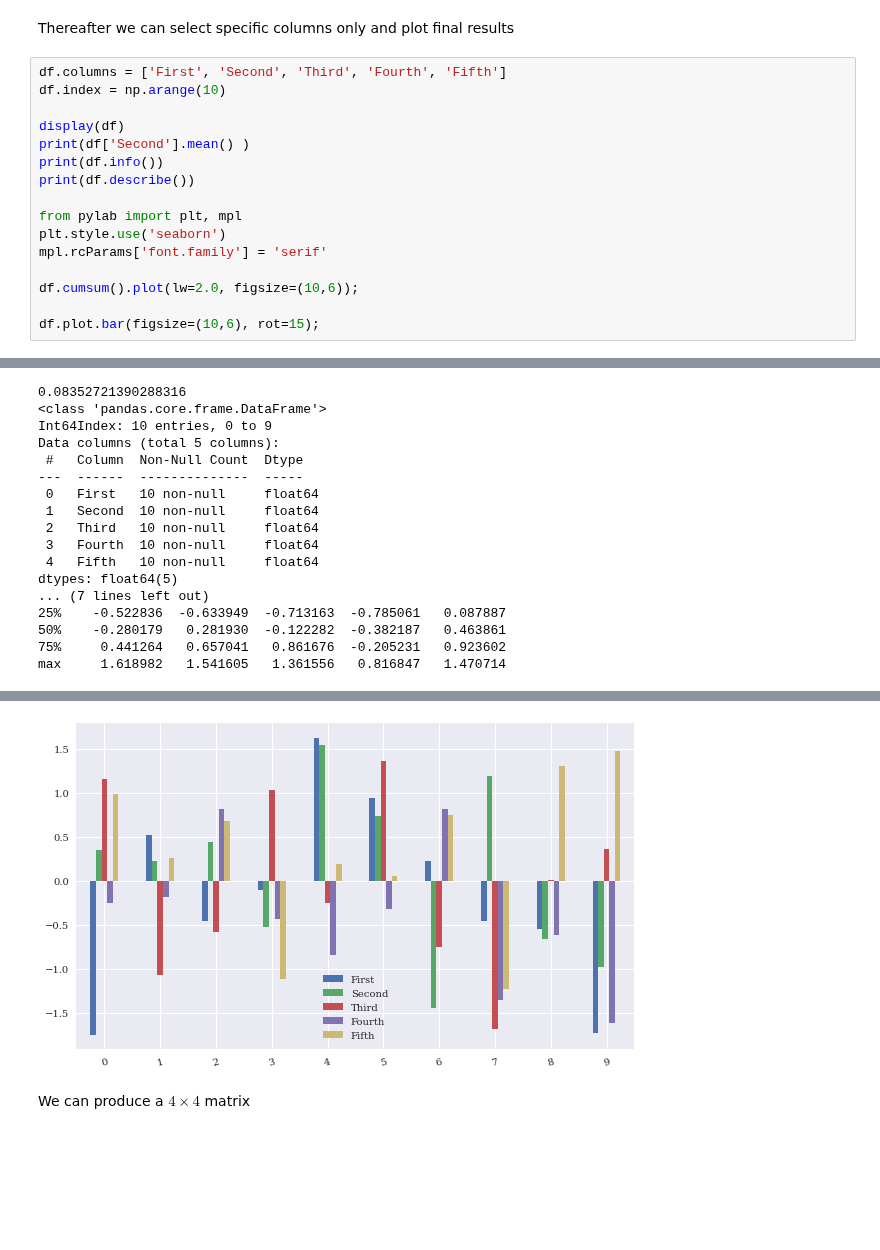
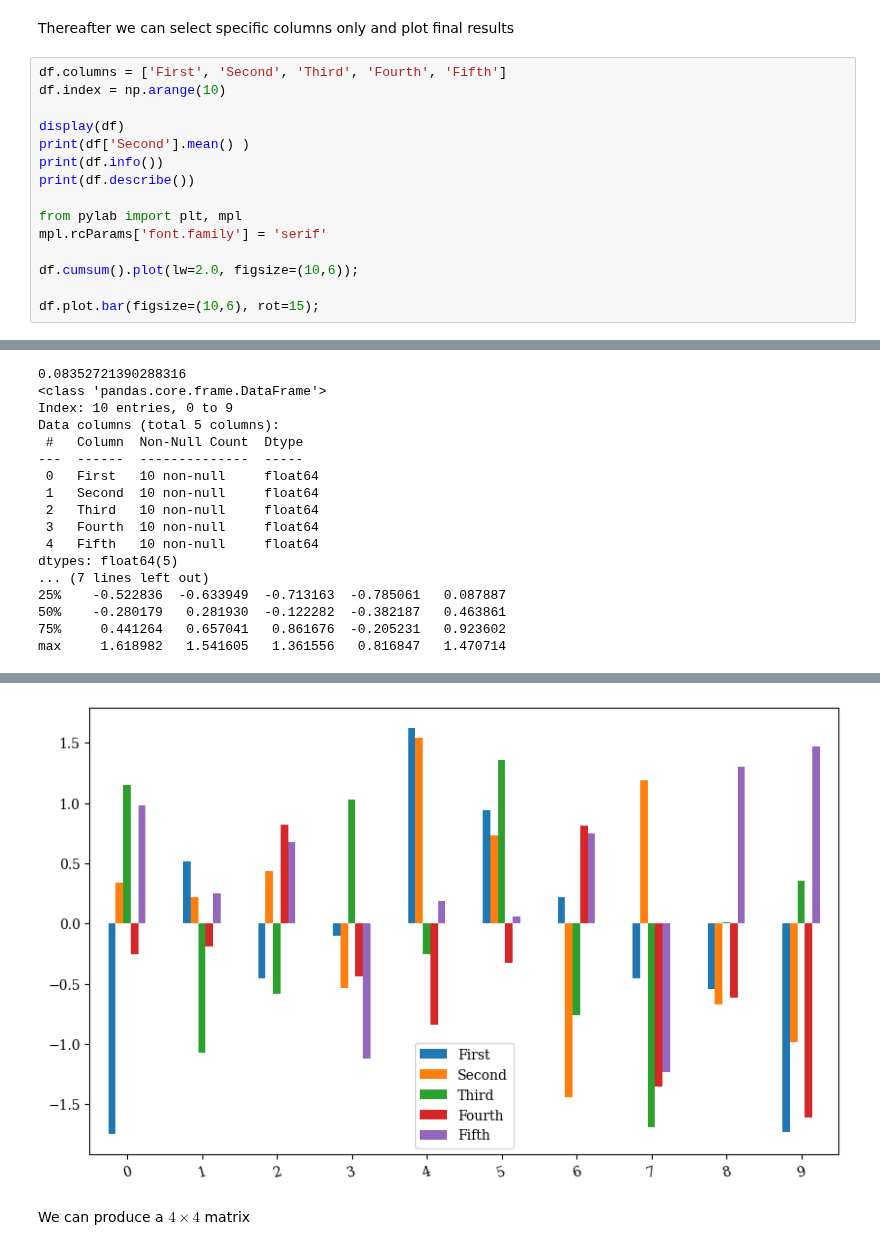
Before and after one commit to stommen/tif285, a Jupyter notebook: Intro/demo-Intro.ipynb, the cells around one changed output, grey strips where cells are left out. Saved outputs shown, nothing was run; the diff lists cells and outputs as text; blank space fills up the shorter version.

```diff
--- a/Intro/demo-Intro.ipynb
+++ b/Intro/demo-Intro.ipynb
@@ -149,7 +149,6 @@ print(df.info())
 print(df.describe())
 
 from pylab import plt, mpl
-plt.style.use('seaborn')
 mpl.rcParams['font.family'] = 'serif'
 
 df.cumsum().plot(lw=2.0, figsize=(10,6));
@@ -169,7 +168,7 @@ df.plot.bar(figsize=(10,6), rot=15);
 | 9 | -1.733096 | -0.983310 | 0.357508 | -1.613579 | 1.470714 |
 0.08352721390288316
 <class 'pandas.core.frame.DataFrame'>
-Int64Index: 10 entries, 0 to 9
+Index: 10 entries, 0 to 9
 Data columns (total 5 columns):
  #   Column  Non-Null Count  Dtype
 ---  ------  --------------  -----
@@ -188,4 +187,4 @@ max     1.618982   1.541605   1.361556   0.816847   1.470714
-[figure, old version]
+[figure, new version]
 # %% [markdown]
 We can produce a $4\times 4$ matrix
 # %%
```
Also changed, not shown: parts of 4 cells of this notebook, 1 other file.
